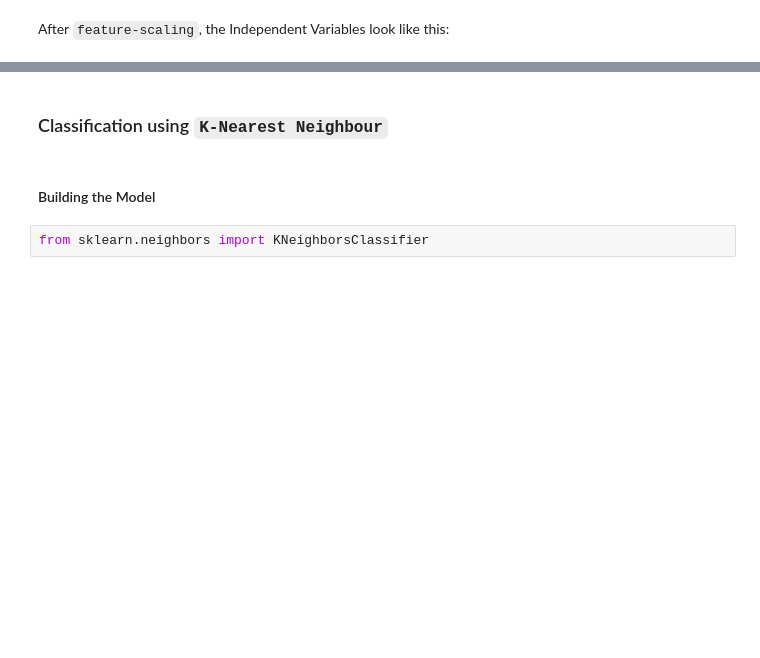
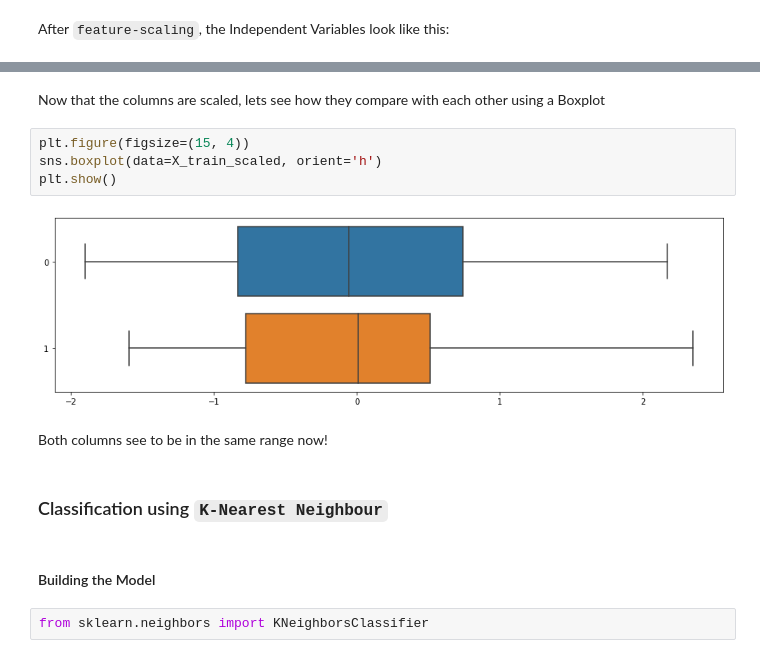
Before and after one commit to iamtushara/Machine-Learning-Reference, a Jupyter notebook: Machine Learning/1. Supervised Learning/2. Classification/1. K-Nearest Neighbours (KNN)/Codes/K-Nearest Neighbour.ipynb, the cells around one changed output, grey strips where cells are left out. Saved outputs shown, nothing was run; the diff lists cells and outputs as text; blank space fills up the shorter version.

```diff
--- a/Machine Learning/1. Supervised Learning/2. Classification/1. K-Nearest Neighbours (KNN)/Codes/K-Nearest Neighbour.ipynb
+++ b/Machine Learning/1. Supervised Learning/2. Classification/1. K-Nearest Neighbours (KNN)/Codes/K-Nearest Neighbour.ipynb
@@ -115,3 +106,13 @@ array([[-0.64101536,  1.41205834],
+# %% [markdown]
+Now that the columns are scaled, lets see how they compare with each other using a Boxplot
+# %%
+plt.figure(figsize=(15, 4))
+sns.boxplot(data=X_train_scaled, orient='h')
+plt.show()
+# %% [output]
+[figure, added]
+# %% [markdown]
+Both columns see to be in the same range now!
 # %% [markdown]
 ### Classification using `K-Nearest Neighbour`
 # %% [markdown]
```
Also changed, not shown: parts of 9 cells of this notebook.
